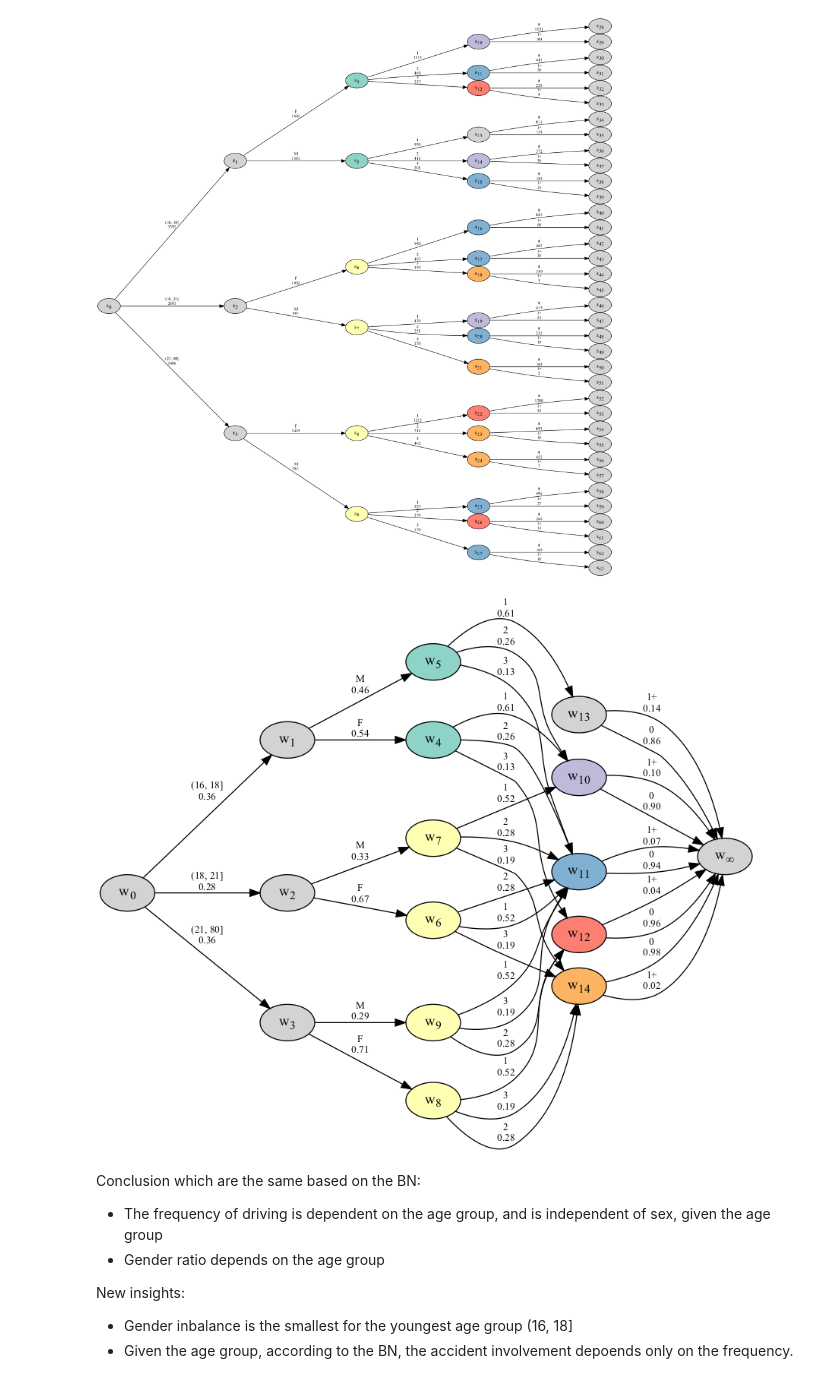
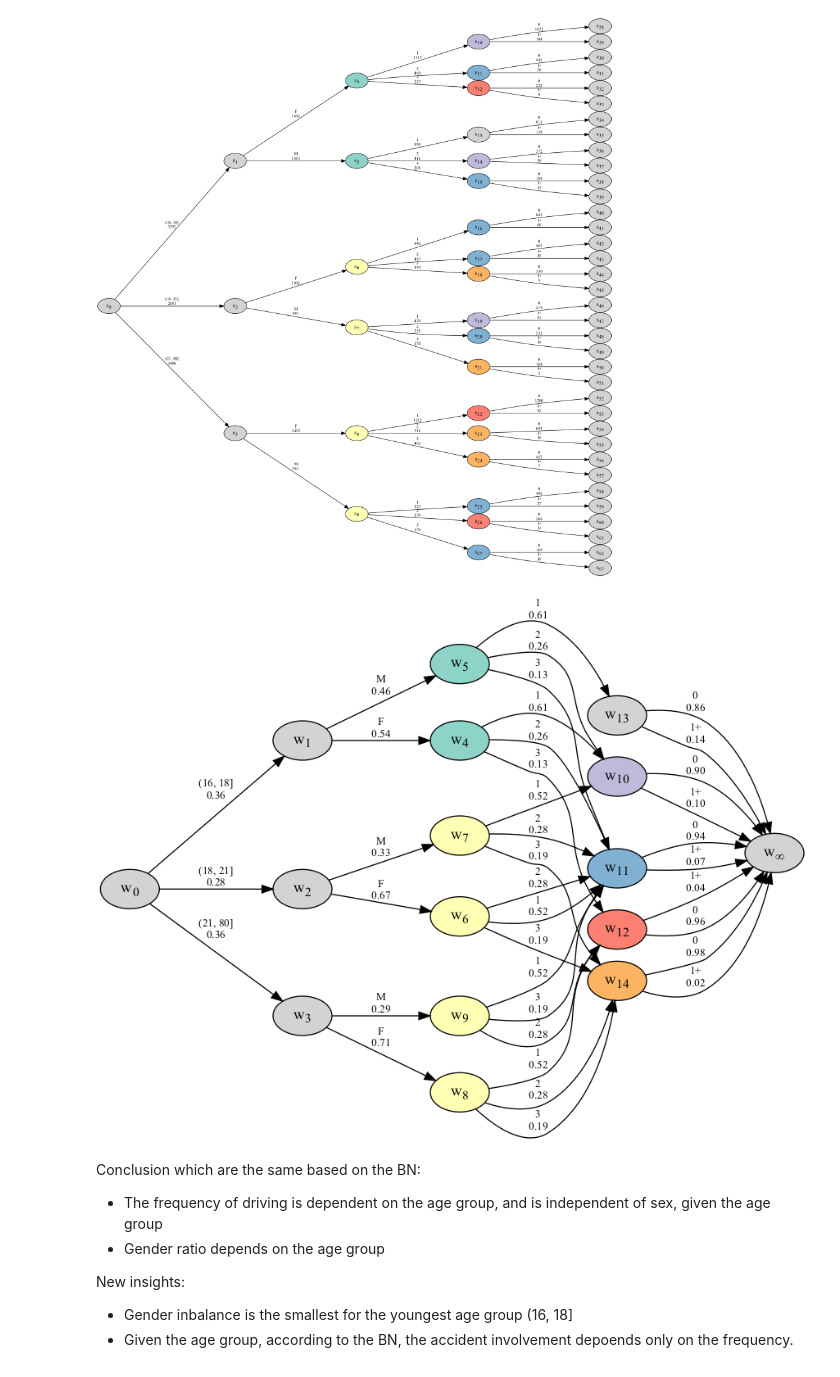
Before and after one commit to kasia-kobalczyk/chain-event-graphs, a Jupyter notebook: workshops/ceg-workshops.ipynb, the cells around one changed output. Cells and saved outputs as stored; diff of their text form; code cells hidden in the pictures.

Commit message:
Add display function

```diff
--- a/workshops/ceg-workshops.ipynb
+++ b/workshops/ceg-workshops.ipynb
@@ -5,9 +5,15 @@ import matplotlib.pyplot as plt
 import matplotlib as mpl
 import seaborn as sns
 import matplotlib_inline.backend_inline
-from IPython.display import Image, SVG
+from IPython.display import Image
 
 matplotlib_inline.backend_inline.set_matplotlib_formats('svg')
 sns.set_palette('Set3')
 colours = [mpl.colors.to_hex(c) for c in plt.cm.Set3.colors]
+
+
+def display_graph(g, nodesep=0.005, ranksep=3):
+    g.set('nodesep', nodesep)
+    g.set('ranksep', ranksep)
+    return Image(g.create_png(), width=1000)
 # %% [markdown]
@@ -137,12 +141,9 @@ Image(g.create_png(), width=1000)
 # %%
 ceg = cegpy.ChainEventGraph(freq_st)
 
-g = ceg.dot_graph()
-g.set('nodesep', 0.05)
-g.set('ranksep', 1)
-Image(g.create_png())
+display_graph(ceg.dot_graph(), ranksep=1)
 # %% [output]
-[figure, old version]
+[figure, new version]
 # %% [markdown]
 Conclusion which are the same based on the BN:
 - The frequency of driving is dependent on the age group, and is independent of sex, given the age group
```
Also changed, not shown: parts of 8 cells of this notebook.
